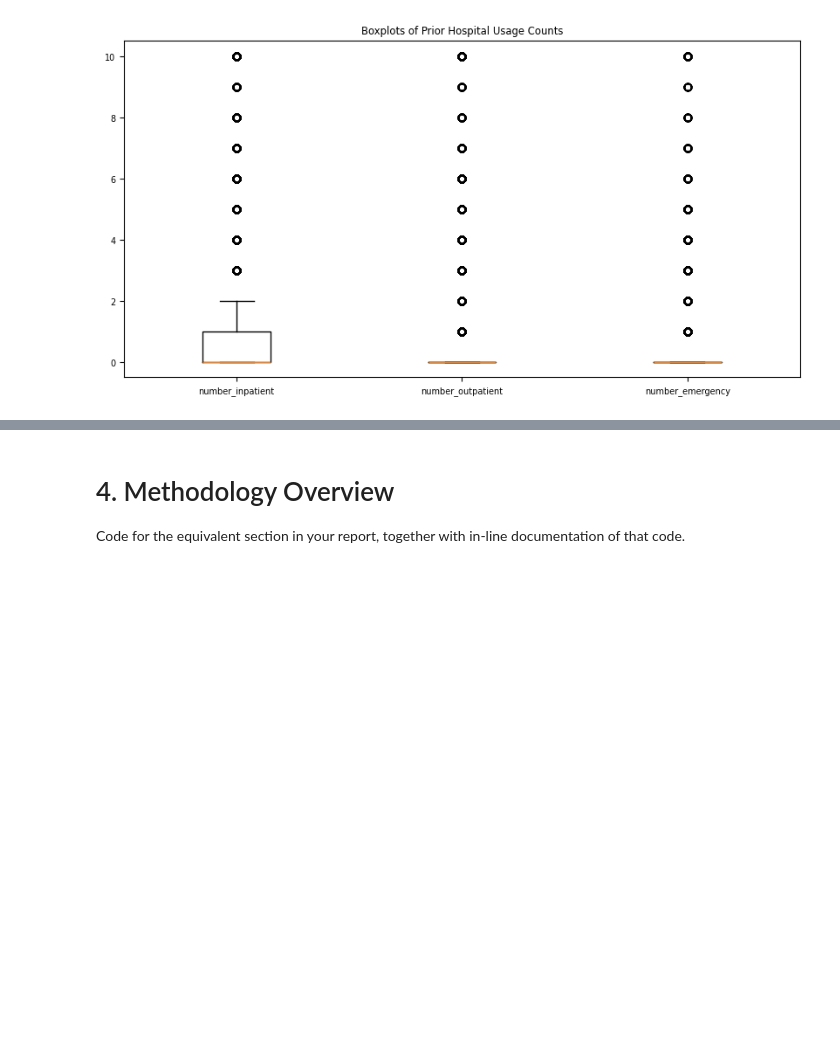
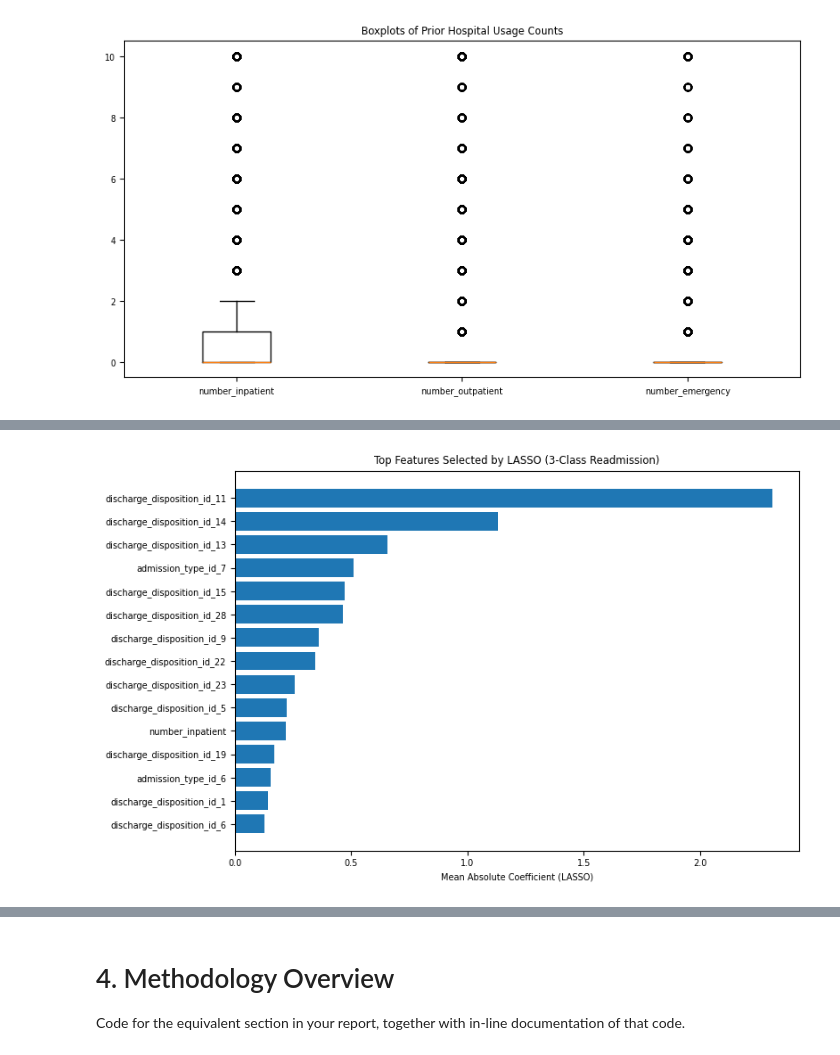
Before and after one commit to OminousSquash/BENG0095CW, a Jupyter notebook: notebook.ipynb, the cells around one changed output, grey strips where cells are left out. Saved outputs shown, nothing was run; the diff lists cells and outputs as text; code cells hidden in the pictures; blank space fills up the shorter version.

```diff
--- a/notebook.ipynb
+++ b/notebook.ipynb
@@ -314,3 +311,28 @@ plt.show()
 [figure]
 [figure]
 [figure]
+# %%
+# in this section we explore the relevance of features related to readmission to help choose the features on which to build the model
+
+import numpy as np
+from sklearn.model_selection import train_test_split
+
+data = df.copy()
+
+X = data[categorical_features + numerical_features + ["total_visits"]]
+y = data["readmitted"]
+
+preprocessor = make_preprocessor()
+X_processed = preprocessor.fit_transform(X)
+
+feature_names_cat = preprocessor.named_transformers_["cat"].get_feature_names_out(categorical_features)
+feature_names_num = numerical_features
+feature_names = np.concatenate([feature_names_cat, feature_names_num])
+
+X_dense = X_processed.toarray() if hasattr(X_processed, "toarray") else X_processed
+
+from sklearn.model_selection import train_test_split
+
+X_train, X_test, y_train, y_test = train_test_split(
+    X_dense, y, test_size=0.2, stratify=y, random_state=42
+)
@@ -316,0 +448,15 @@ plt.show()
+# %%
+import matplotlib.pyplot as plt
+
+top_n = 15
+top_lasso = lasso_df.head(top_n)
+
+plt.figure(figsize=(8,5))
+plt.barh(top_lasso["feature"], top_lasso["importance"])
+plt.gca().invert_yaxis()
+plt.xlabel("Mean Absolute Coefficient (LASSO)")
+plt.title("Top Features Selected by LASSO (3-Class Readmission)")
+plt.tight_layout()
+plt.show()
+# %% [output]
+[figure, added]
```
Also changed, not shown: parts of 13 cells of this notebook.
